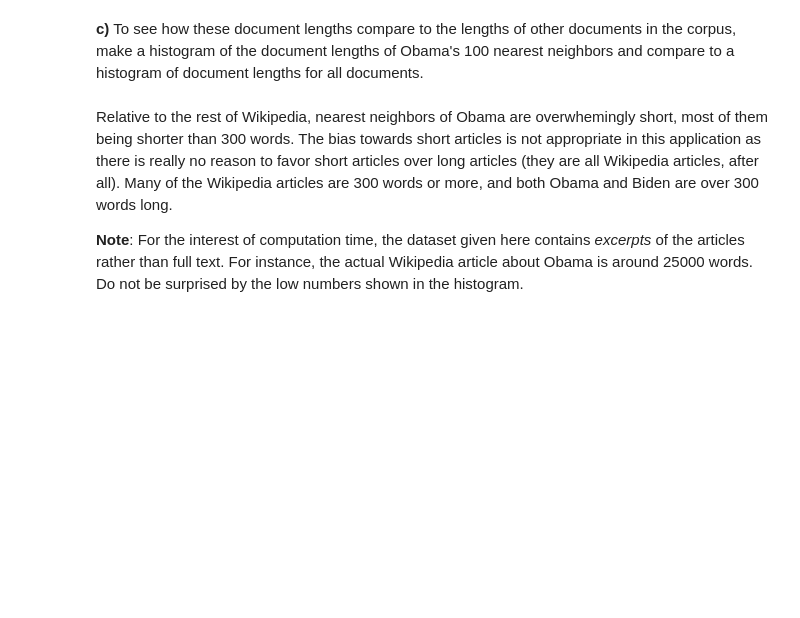
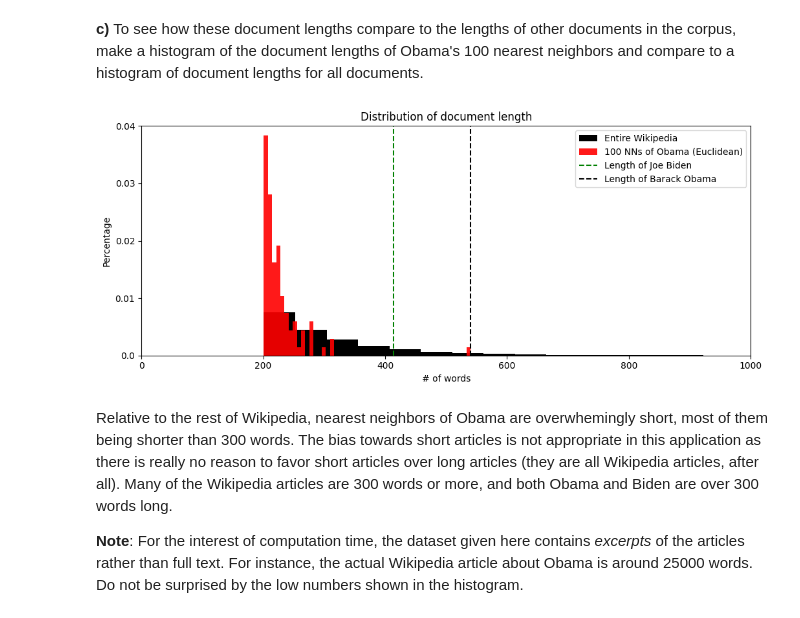
Before and after one commit to mawojcik/introduction_to_data_science, a Jupyter notebook: Lab_5/Assignment_5.ipynb, the cells around one changed output. Drawn from its saved outputs; the diff is of its cells as text; code cells hidden in the pictures; blank space fills up the shorter version.

```diff
--- a/Lab_5/Assignment_5.ipynb
+++ b/Lab_5/Assignment_5.ipynb
@@ -416,3 +404,25 @@ plt.tight_layout()
+# %%
+plt.figure(figsize=(10.5,4.5))
+plt.hist(wiki['length'], color='black', density=True, bins=100, label='Entire Wikipedia')
+plt.hist(nearest_neighbors_euclidean['length'], color='red', density=True, bins=50, label='100 NNs of Obama (Euclidean)'
+         , fc=(1, 0, 0, 0.9))
+
+BIDEN_LEN = int(wiki[wiki['name'] == 'Joe Biden']['length'])
+OBAMA_LEN = int(wiki[wiki['name'] == 'Barack Obama']['length'])
+
+plt.axvline(BIDEN_LEN, color='green', label='Length of Joe Biden', linestyle='--')
+plt.axvline(OBAMA_LEN, color='black', label='Length of Barack Obama', linestyle='--')
+
+plt.ylim([0, 0.04])
+plt.yticks(ticks=[0.0, 0.01, 0.02, 0.03, 0.04], labels=[0.0, 0.01, 0.02, 0.03, 0.04])
+plt.xlim([0, 1000])
+plt.title('Distribution of document length')
+plt.xlabel('# of words')
+plt.ylabel('Percentage')
+plt.legend()
+plt.tight_layout()
+# %% [output]
+[figure, added]
 # %% [markdown]
 Relative to the rest of Wikipedia, nearest neighbors of Obama are overwhemingly short, most of them being shorter than 300 words. The bias towards short articles is not appropriate in this application as there is really no reason to  favor short articles over long articles (they are all Wikipedia articles, after all). Many of the Wikipedia articles are 300 words or more, and both Obama and Biden are over 300 words long.
 
```
Also changed, not shown: parts of 11 cells of this notebook.
